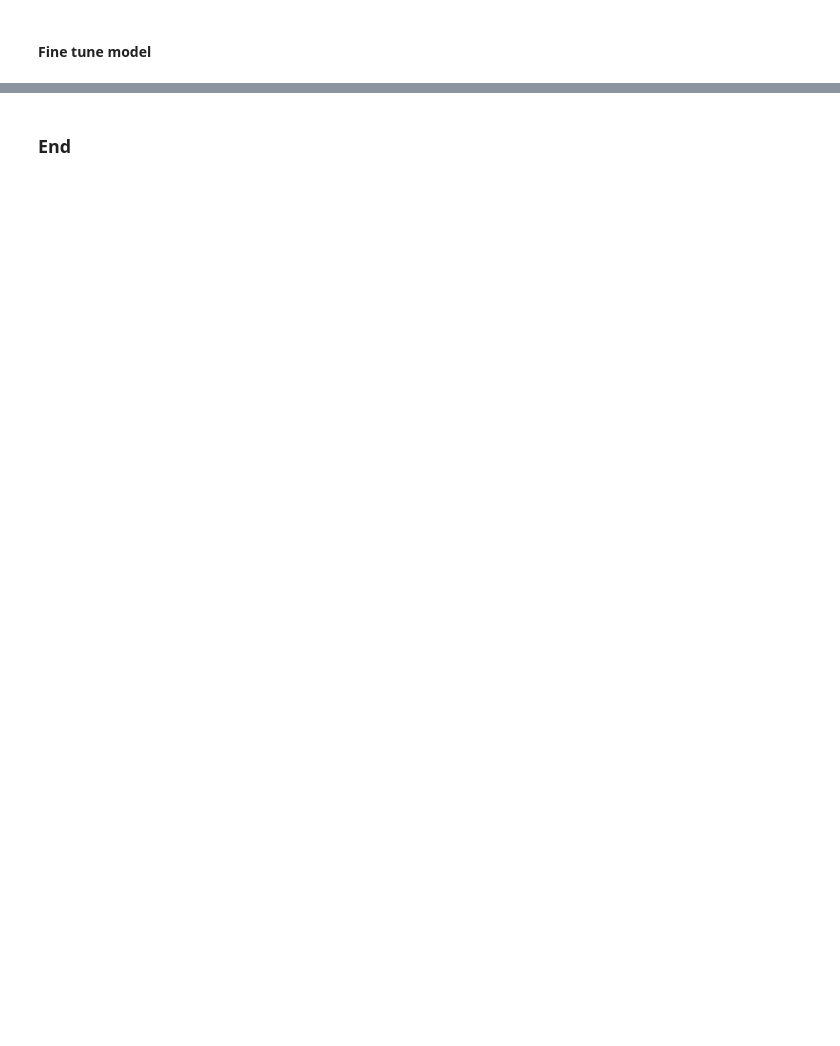
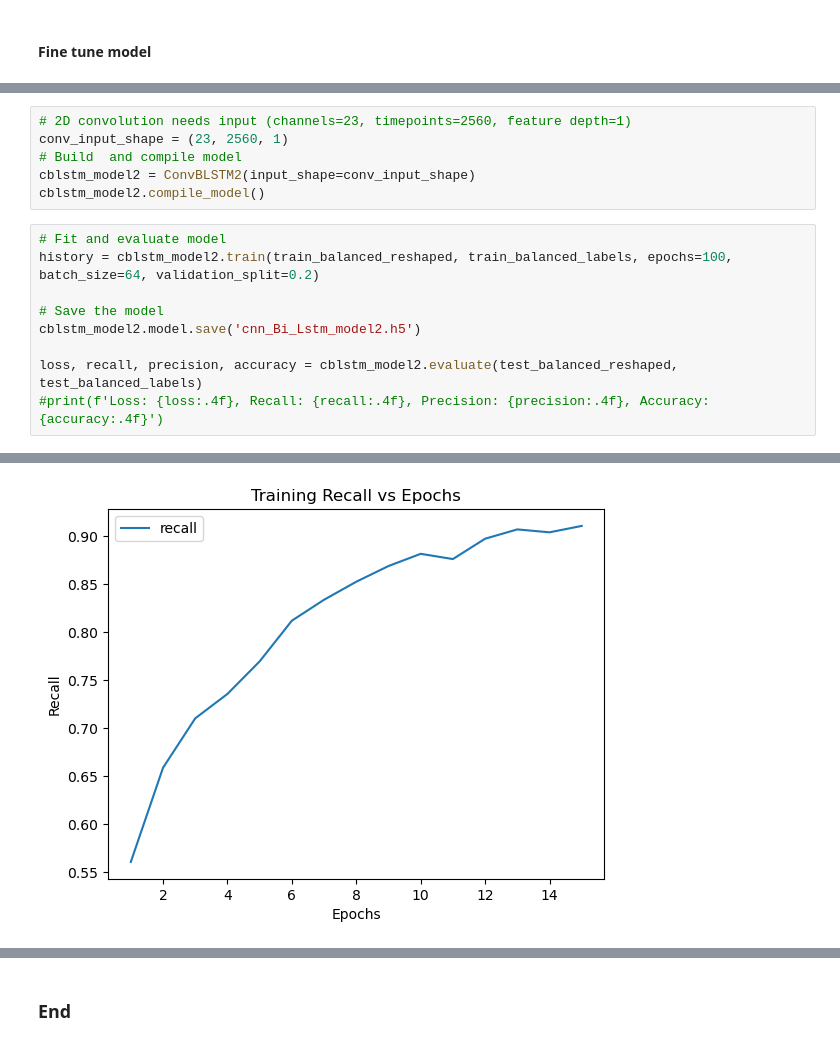
Before and after one commit to uol5/CM3070_SeizureDetection, a Jupyter notebook: main.ipynb, the cells around one changed output, grey strips where cells are left out. Cells and saved outputs as stored; diff of their text form; blank space fills up the shorter version.

```diff
--- a/main.ipynb
+++ b/main.ipynb
@@ -2970,0 +3085,16 @@ param_grid = {
+# %%
+# 2D convolution needs input (channels=23, timepoints=2560, feature depth=1)
+conv_input_shape = (23, 2560, 1)
+# Build  and compile model
+cblstm_model2 = ConvBLSTM2(input_shape=conv_input_shape)
+cblstm_model2.compile_model()
+# %%
+# Fit and evaluate model
+history = cblstm_model2.train(train_balanced_reshaped, train_balanced_labels, epochs=100, batch_size=64, validation_split=0.2)
+
+# Save the model
+cblstm_model2.model.save('cnn_Bi_Lstm_model2.h5')
+
+loss, recall, precision, accuracy = cblstm_model2.evaluate(test_balanced_reshaped, test_balanced_labels)
+#print(f'Loss: {loss:.4f}, Recall: {recall:.4f}, Precision: {precision:.4f}, Accuracy: {accuracy:.4f}')
+# %% [output]
@@ -2970,0 +3118 @@ param_grid = {
+[figure, added]
```
Also changed, not shown: parts of 30 cells of this notebook.
